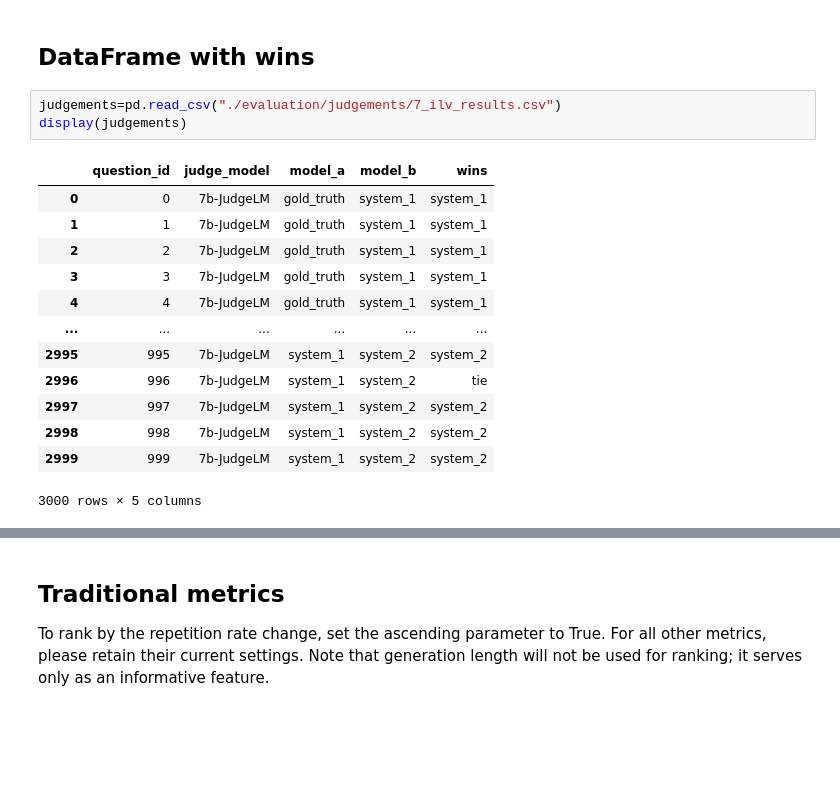
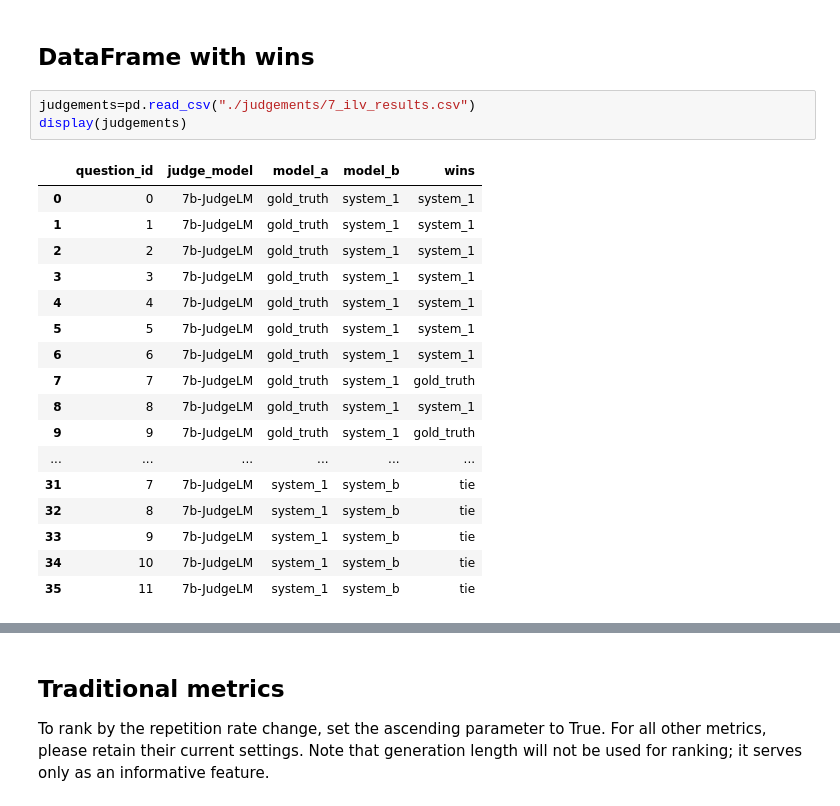
Before and after one commit to michaelbennieUFL/CODEOFCONDUCT-Multilingual-Counterspeech-Generation, a Jupyter notebook: evaluation/Rank_models.ipynb, the cells around one changed output, grey strips where cells are left out. Drawn from its saved outputs; the diff is of its cells as text; blank space fills up the shorter version.

```diff
--- a/evaluation/Rank_models.ipynb
+++ b/evaluation/Rank_models.ipynb
@@ -53,19 +53,23 @@ def plot_rank(rank):
 # %% [markdown]
 ## DataFrame with wins
 # %%
-judgements=pd.read_csv("./evaluation/judgements/7_ilv_results.csv")
+judgements=pd.read_csv("./judgements/7_ilv_results.csv")
 display(judgements)
 # %% [output]
 |  | question_id | judge_model | model_a | model_b | wins |
 | 0 | 0 | 7b-JudgeLM | gold_truth | system_1 | system_1 |
 | 1 | 1 | 7b-JudgeLM | gold_truth | system_1 | system_1 |
 | 2 | 2 | 7b-JudgeLM | gold_truth | system_1 | system_1 |
 | 3 | 3 | 7b-JudgeLM | gold_truth | system_1 | system_1 |
 | 4 | 4 | 7b-JudgeLM | gold_truth | system_1 | system_1 |
+| 5 | 5 | 7b-JudgeLM | gold_truth | system_1 | system_1 |
+| 6 | 6 | 7b-JudgeLM | gold_truth | system_1 | system_1 |
+| 7 | 7 | 7b-JudgeLM | gold_truth | system_1 | gold_truth |
+| 8 | 8 | 7b-JudgeLM | gold_truth | system_1 | system_1 |
+| 9 | 9 | 7b-JudgeLM | gold_truth | system_1 | gold_truth |
 | ... | ... | ... | ... | ... | ... |
-| 2995 | 995 | 7b-JudgeLM | system_1 | system_2 | system_2 |
-| 2996 | 996 | 7b-JudgeLM | system_1 | system_2 | tie |
-| 2997 | 997 | 7b-JudgeLM | system_1 | system_2 | system_2 |
-| 2998 | 998 | 7b-JudgeLM | system_1 | system_2 | system_2 |
-| 2999 | 999 | 7b-JudgeLM | system_1 | system_2 | system_2 |
+| 31 | 7 | 7b-JudgeLM | system_1 | system_b | tie |
+| 32 | 8 | 7b-JudgeLM | system_1 | system_b | tie |
+| 33 | 9 | 7b-JudgeLM | system_1 | system_b | tie |
+| 34 | 10 | 7b-JudgeLM | system_1 | system_b | tie |
+| 35 | 11 | 7b-JudgeLM | system_1 | system_b | tie |
-3000 rows × 5 columns
```
Also changed, not shown: parts of 4 cells of this notebook, 1 other file.
